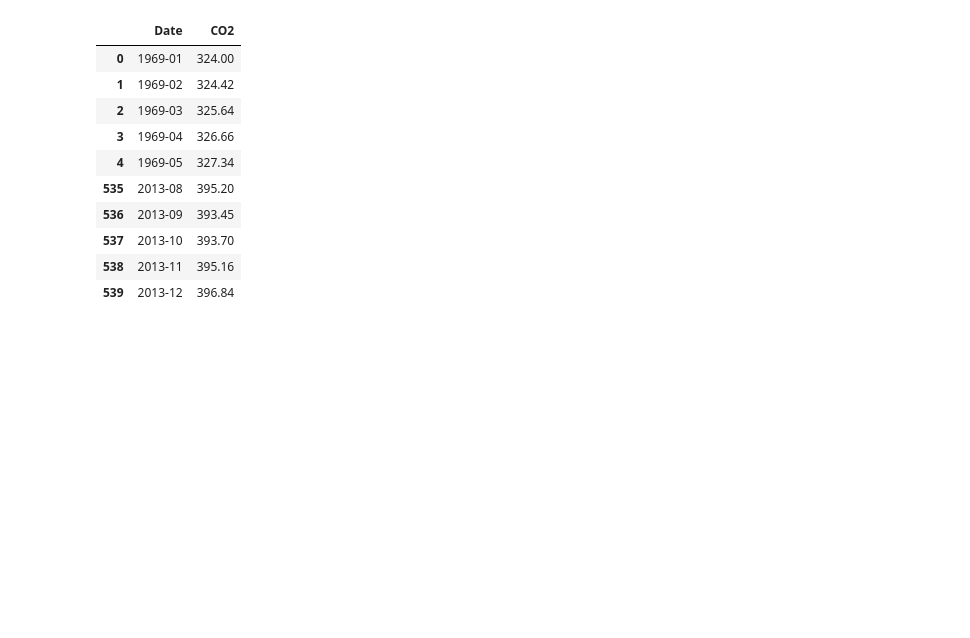
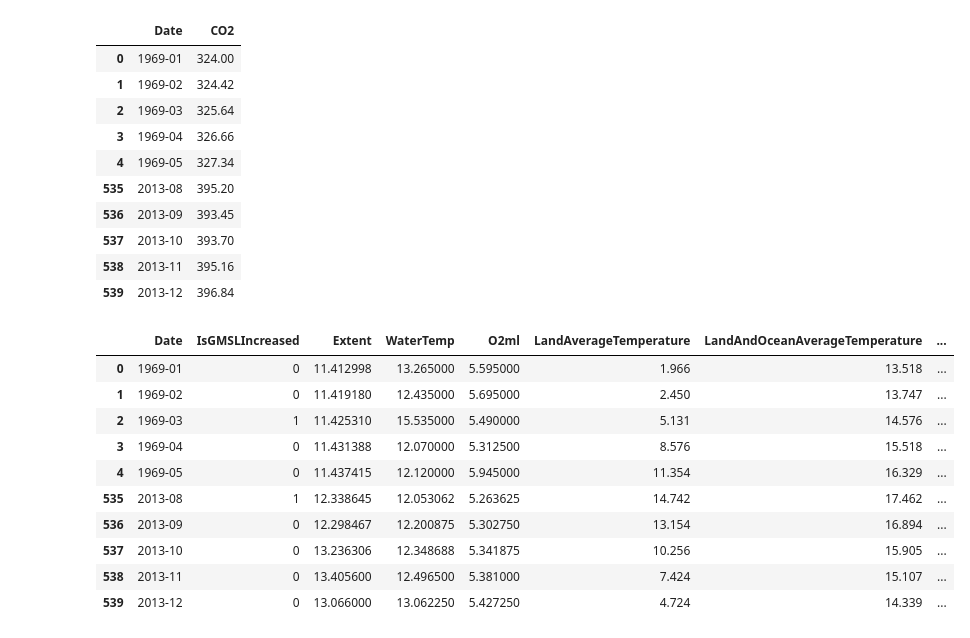
Before and after one commit to MAS-3S/SIAP-Analysis-Prediction-GMSL, a Jupyter notebook: implementation/GMSL_analysis_and_prediction.ipynb, the cells around one changed output. Cells and saved outputs as stored; diff of their text form; code cells hidden in the pictures; blank space fills up the shorter version.

Commit message:
:twisted_rightwards_arrows:Datasets merged

```diff
--- a/implementation/GMSL_analysis_and_prediction.ipynb
+++ b/implementation/GMSL_analysis_and_prediction.ipynb
@@ -94,3 +94,5 @@ df_Extent.head().append(df_Extent.tail())
 | 537 | 2013-10 | 13.236306 |
 | 538 | 2013-11 | 13.405600 |
 | 539 | 2013-12 | 13.066000 |
+# %%
+df_final = df_final.merge(df_Extent,left_on = 'Date', right_on = 'Date')
@@ -110,3 +126,5 @@ df_Water.head().append(df_Water.tail())
 | 537 | 2013-10 | 12.348688 | 5.341875 |
 | 538 | 2013-11 | 12.496500 | 5.381000 |
 | 539 | 2013-12 | 13.062250 | 5.427250 |
+# %%
+df_final = df_final.merge(df_Water,left_on = 'Date', right_on = 'Date')
@@ -126,3 +158,5 @@ df_Temp.head().append(df_Temp.tail())
 | 537 | 2013-10 | 10.256 | 15.905 |
 | 538 | 2013-11 | 7.424 | 15.107 |
 | 539 | 2013-12 | 4.724 | 14.339 |
+# %%
+df_final = df_final.merge(df_Temp,left_on = 'Date', right_on = 'Date')
@@ -147,0 +193,16 @@ df_CO2.head().append(df_CO2.tail())
+# %%
+df_final = df_final.merge(df_CO2,left_on = 'Date', right_on = 'Date')
+# %%
+df_final.head().append(df_final.tail())
+# %% [output]
+|  | Date | IsGMSLIncreased | Extent | WaterTemp | O2ml | LandAverageTemperature | LandAndOceanAverageTemperature | ... |
+| 0 | 1969-01 | 0 | 11.412998 | 13.265000 | 5.595000 | 1.966 | 13.518 | ... |
+| 1 | 1969-02 | 0 | 11.419180 | 12.435000 | 5.695000 | 2.450 | 13.747 | ... |
+| 2 | 1969-03 | 1 | 11.425310 | 15.535000 | 5.490000 | 5.131 | 14.576 | ... |
+| 3 | 1969-04 | 0 | 11.431388 | 12.070000 | 5.312500 | 8.576 | 15.518 | ... |
+| 4 | 1969-05 | 0 | 11.437415 | 12.120000 | 5.945000 | 11.354 | 16.329 | ... |
+| 535 | 2013-08 | 1 | 12.338645 | 12.053062 | 5.263625 | 14.742 | 17.462 | ... |
+| 536 | 2013-09 | 0 | 12.298467 | 12.200875 | 5.302750 | 13.154 | 16.894 | ... |
+| 537 | 2013-10 | 0 | 13.236306 | 12.348688 | 5.341875 | 10.256 | 15.905 | ... |
+| 538 | 2013-11 | 0 | 13.405600 | 12.496500 | 5.381000 | 7.424 | 15.107 | ... |
+| 539 | 2013-12 | 0 | 13.066000 | 13.062250 | 5.427250 | 4.724 | 14.339 | ... |
```
Also changed, not shown: parts of 11 cells of this notebook, 1 other file.
